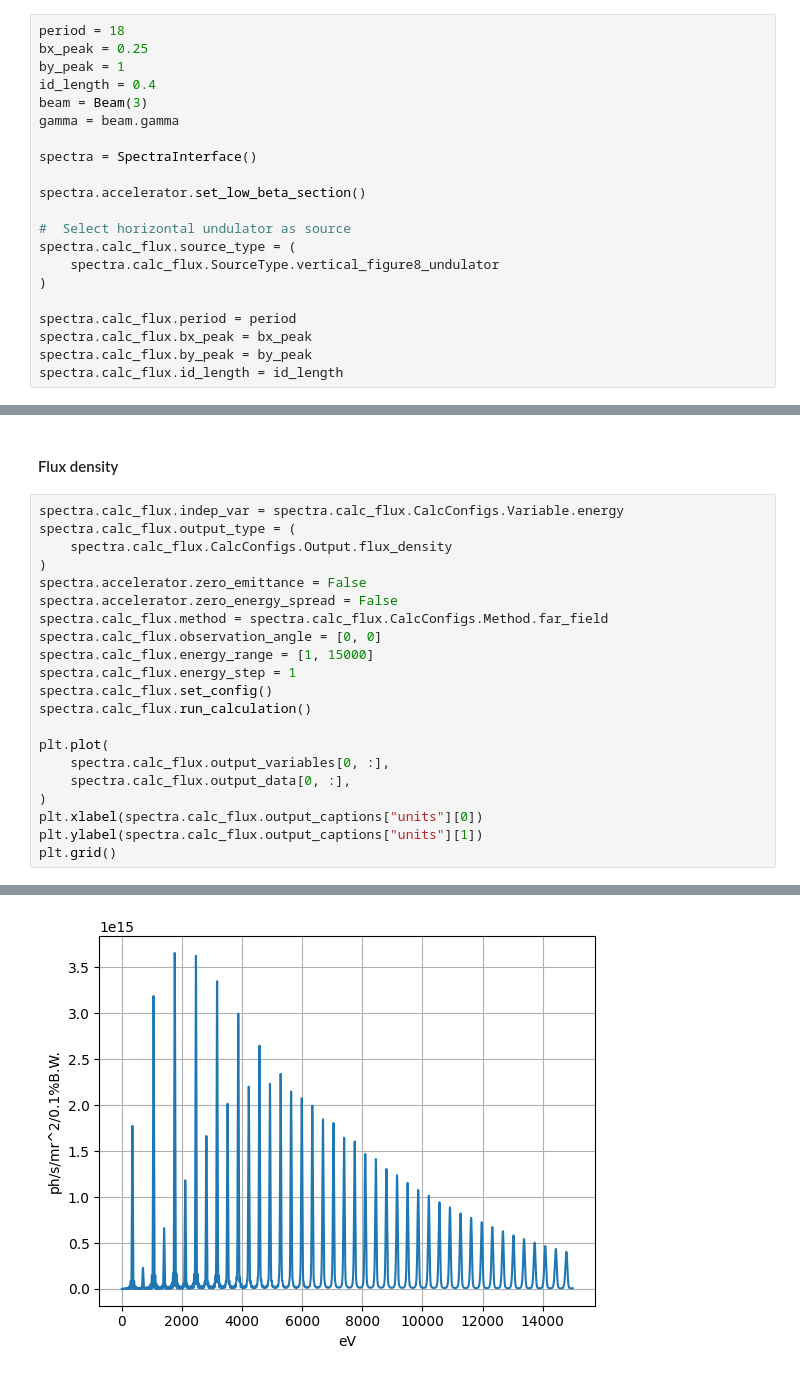
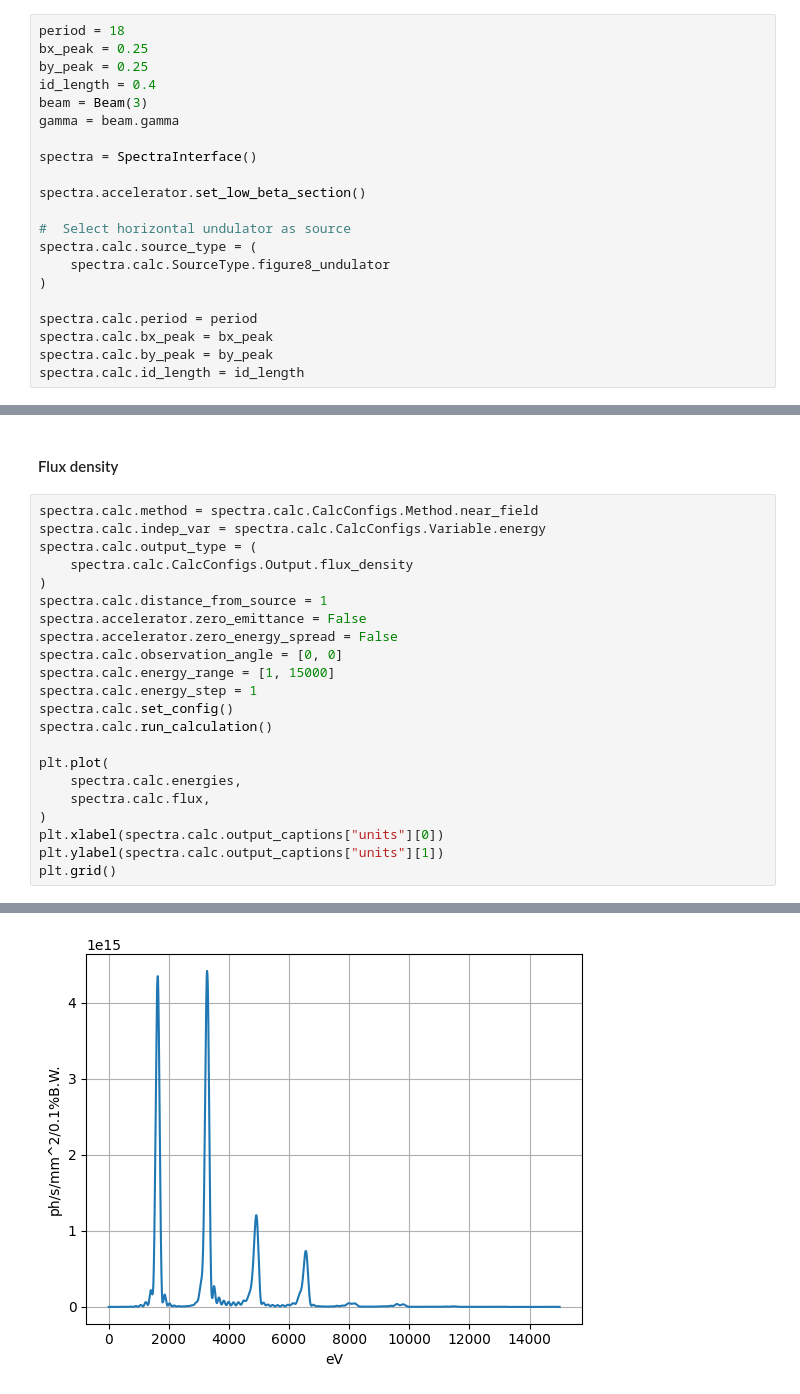
Before and after one commit to lnls-ids/spectrainterface, a Jupyter notebook: tutorial_spectra_interface.ipynb, the cells around one changed output, grey strips where cells are left out. Saved outputs shown, nothing was run; the diff lists cells and outputs as text.

```diff
--- a/tutorial_spectra_interface.ipynb
+++ b/tutorial_spectra_interface.ipynb
@@ -204,7 +199,7 @@ Text(0.5, 0, 'Energy [eV]')
 # %%
 period = 18
 bx_peak = 0.25
-by_peak = 1
+by_peak = 0.25
 id_length = 0.4
 beam = Beam(3)
 gamma = beam.gamma
@@ -214,13 +209,13 @@ spectra = SpectraInterface()
 spectra.accelerator.set_low_beta_section()
 
 #  Select horizontal undulator as source
-spectra.calc_flux.source_type = (
-    spectra.calc_flux.SourceType.vertical_figure8_undulator
+spectra.calc.source_type = (
+    spectra.calc.SourceType.figure8_undulator
 )
 
-spectra.calc_flux.period = period
-spectra.calc_flux.bx_peak = bx_peak
-spectra.calc_flux.by_peak = by_peak
-spectra.calc_flux.id_length = id_length
+spectra.calc.period = period
+spectra.calc.bx_peak = bx_peak
+spectra.calc.by_peak = by_peak
+spectra.calc.id_length = id_length
 # %%
 sf = SourceFunctions()
@@ -236,24 +232,25 @@ print(energy)
 # %% [markdown]
 #### Flux density
 # %%
-spectra.calc_flux.indep_var = spectra.calc_flux.CalcConfigs.Variable.energy
-spectra.calc_flux.output_type = (
-    spectra.calc_flux.CalcConfigs.Output.flux_density
+spectra.calc.method = spectra.calc.CalcConfigs.Method.near_field
+spectra.calc.indep_var = spectra.calc.CalcConfigs.Variable.energy
+spectra.calc.output_type = (
+    spectra.calc.CalcConfigs.Output.flux_density
 )
+spectra.calc.distance_from_source = 1
 spectra.accelerator.zero_emittance = False
 spectra.accelerator.zero_energy_spread = False
-spectra.calc_flux.method = spectra.calc_flux.CalcConfigs.Method.far_field
-spectra.calc_flux.observation_angle = [0, 0]
-spectra.calc_flux.energy_range = [1, 15000]
-spectra.calc_flux.energy_step = 1
-spectra.calc_flux.set_config()
-spectra.calc_flux.run_calculation()
+spectra.calc.observation_angle = [0, 0]
+spectra.calc.energy_range = [1, 15000]
+spectra.calc.energy_step = 1
+spectra.calc.set_config()
+spectra.calc.run_calculation()
 
 plt.plot(
-    spectra.calc_flux.output_variables[0, :],
-    spectra.calc_flux.output_data[0, :],
+    spectra.calc.energies,
+    spectra.calc.flux,
 )
-plt.xlabel(spectra.calc_flux.output_captions["units"][0])
-plt.ylabel(spectra.calc_flux.output_captions["units"][1])
+plt.xlabel(spectra.calc.output_captions["units"][0])
+plt.ylabel(spectra.calc.output_captions["units"][1])
 plt.grid()
 # %% [output]
@@ -261,2 +258,2 @@ Calculation Status: elapsed time: 33.3 s
-[figure, old version]
+[figure, new version]
 # %%
```
Also changed, not shown: parts of 20 cells of this notebook, 2 other files.
